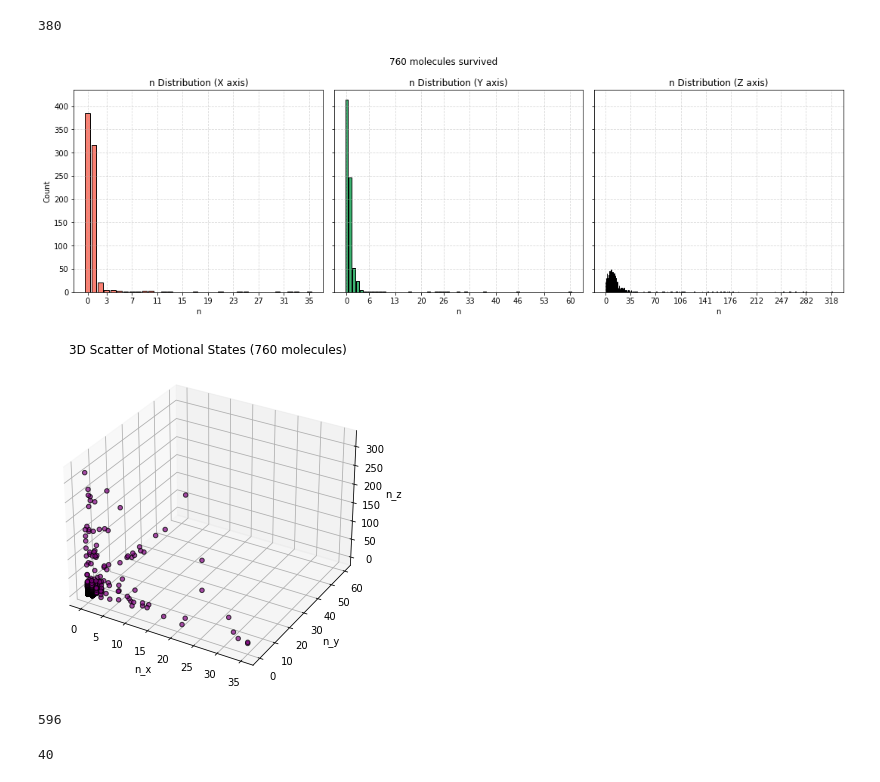
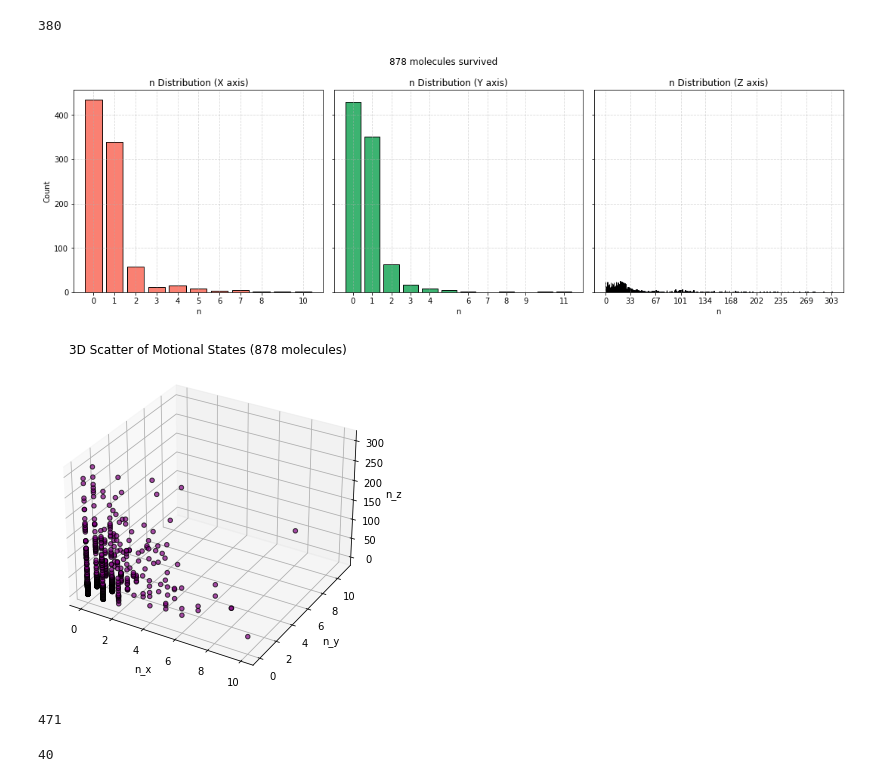
Before and after one commit to lyuqinshu/Raman_sideband_cooling, a Jupyter notebook: optimize_piecewise/XYZ1/XYZ1_optimize.ipynb, the cells around one changed output. Drawn from its saved outputs; the diff is of its cells as text; code cells hidden in the pictures.

```diff
--- a/optimize_piecewise/XYZ1/XYZ1_optimize.ipynb
+++ b/optimize_piecewise/XYZ1/XYZ1_optimize.ipynb
@@ -16,7 +16,7 @@ def cost_function(mol_list) -> int:
     """
     good = 0
     for mol in mol_list:
-        if mol.n[0] <= 1 and mol.n[1] <= 1 and mol.n[2] <= 29 and mol.state == 1 and mol.spin == 0 and not mol.islost:
+        if mol.n[0] <= 1 and mol.n[1] <= 1 and mol.n[2] <= 28 and mol.state == 1 and mol.spin == 0 and not mol.islost:
             good += 1
     return good
 # %%
@@ -34,17 +34,17 @@ print(cost_function(mol_list))
 380
 # %%
 XY_seq = RSC_sim.load_sequence('../XY/best_sequence.txt')
-XYZ1_opt = RSC_sim.load_sequence('sequences/2025-10-23_18-54-51/best_sequence.txt')
+XYZ1_opt = RSC_sim.load_sequence('sequences/2025-10-24_13-02-12/best_sequence.txt')
 seq_opt = XY_seq + XYZ1_opt
 # %%
 mol_list = RSC_sim.initialize_thermal([25e-6, 25e-6, 25e-6], 1000)
-_ = RSC_sim.apply_raman_sequence(mol_list, XYZ1_opt)
+_ = RSC_sim.apply_raman_sequence(mol_list, seq_opt)
 counts_x, counts_y, counts_z = RSC_sim.get_n_distribution(mol_list)
 print(cost_function(mol_list))
 # %% [output]
-[figure, old version]
+[figure, new version]
-[figure, old version]
+[figure, new version]
-596
+471
 # %%
 len(XYZ1_original)
 # %% [output]
```
Also changed, not shown: 2 other files.
